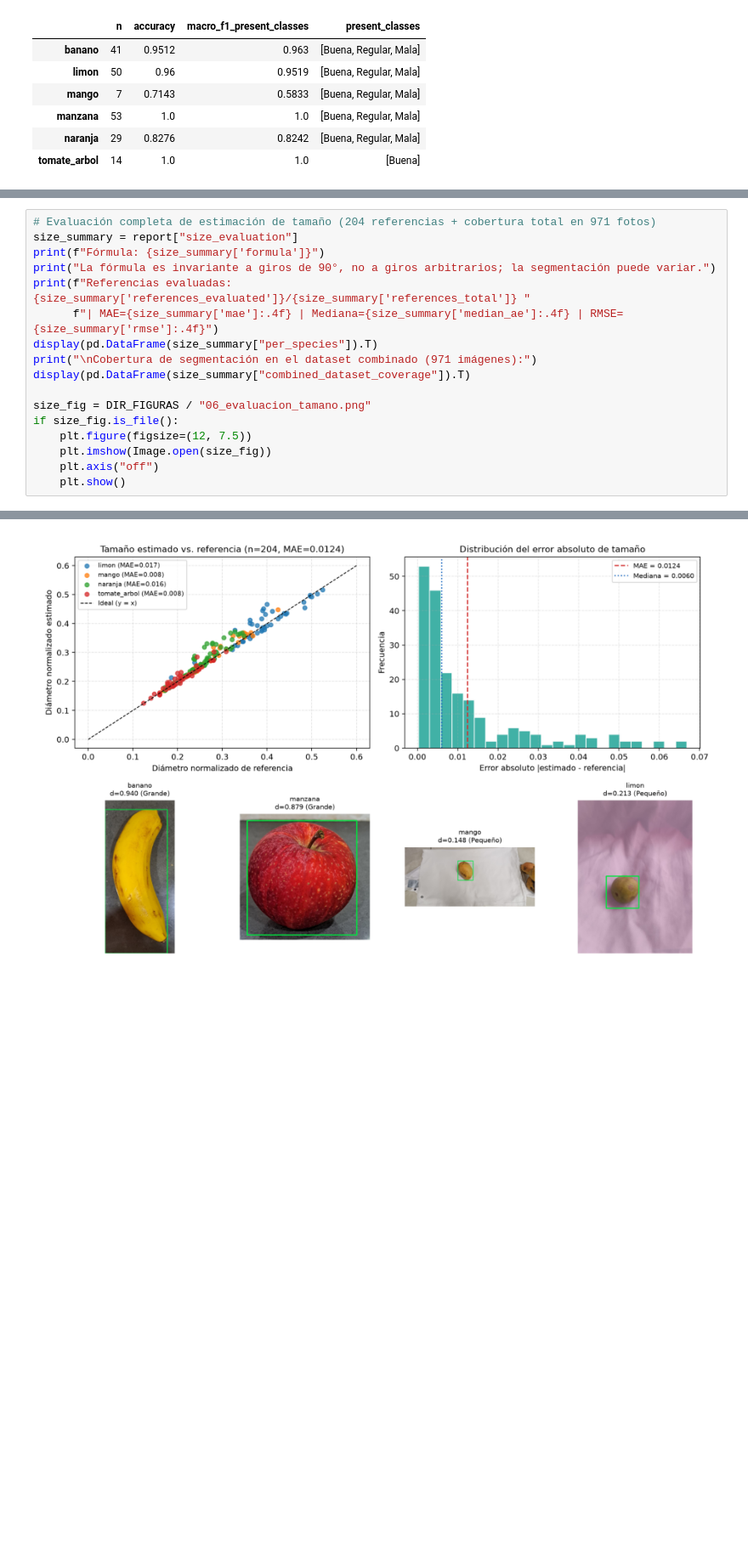
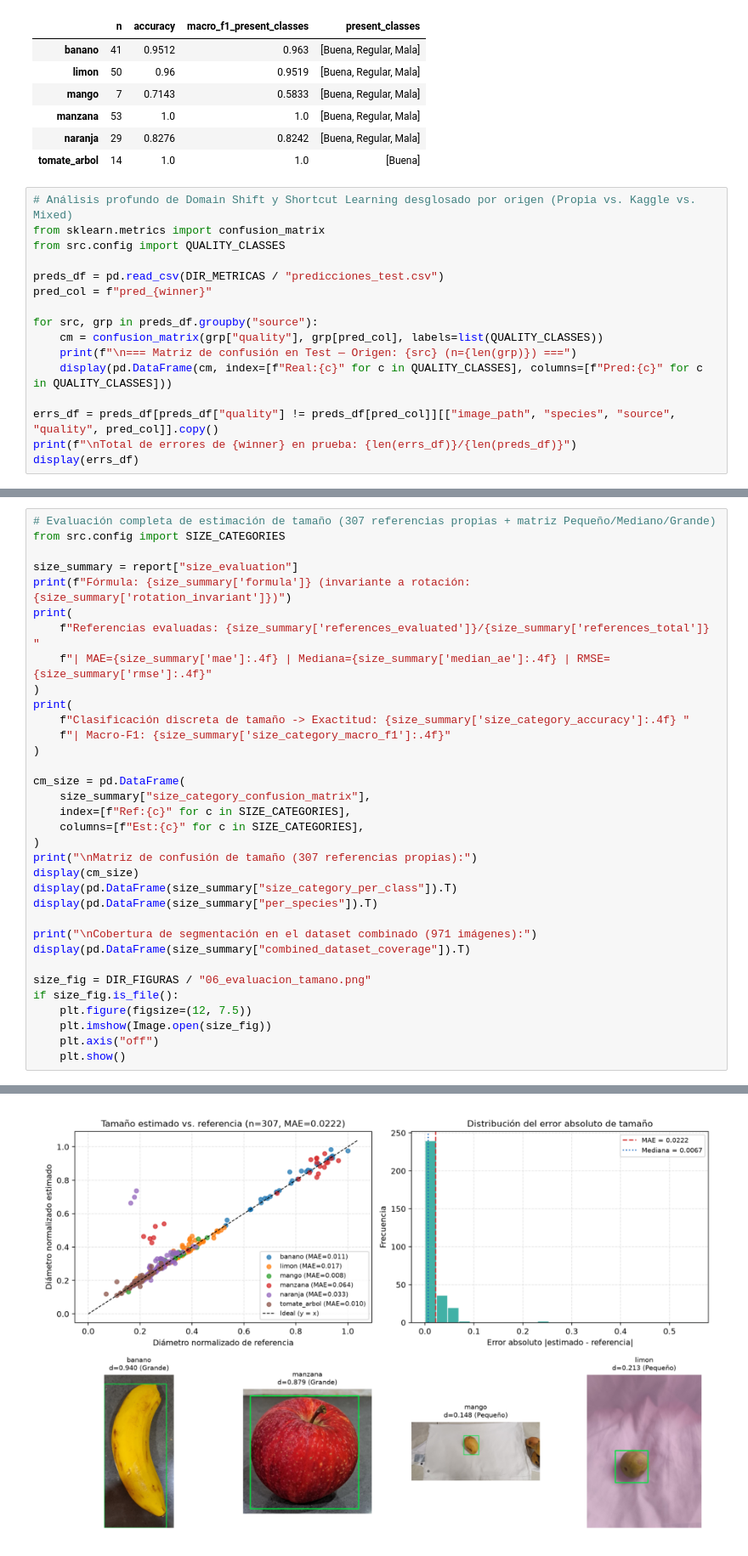
Before and after one commit to ItzDsgM/ApoIII-Proyeto-Frutas, a Jupyter notebook: 05_evaluacion/05_evaluacion_y_errores.ipynb, the cells around one changed output, grey strips where cells are left out. Shown at 85% size. Drawn from its saved outputs; the diff is of its cells as text; blank space fills up the shorter version.

Commit message:
feat(crisp-dm): completar 307/307 anotaciones de tamano, blindaje analitico Opcion B y diagramas SVG

```diff
--- a/05_evaluacion/05_evaluacion_y_errores.ipynb
+++ b/05_evaluacion/05_evaluacion_y_errores.ipynb
@@ -66,3 +70,19 @@ display(pd.DataFrame(win_info["test_by_species"]).T)
 | manzana | 53 | 1.0 | 1.0 | [Buena, Regular, Mala] |
 | naranja | 29 | 0.8276 | 0.8242 | [Buena, Regular, Mala] |
 | tomate_arbol | 14 | 1.0 | 1.0 | [Buena] |
+# %%
+# Análisis profundo de Domain Shift y Shortcut Learning desglosado por origen (Propia vs. Kaggle vs. Mixed)
+from sklearn.metrics import confusion_matrix
+from src.config import QUALITY_CLASSES
+
+preds_df = pd.read_csv(DIR_METRICAS / "predicciones_test.csv")
+pred_col = f"pred_{winner}"
+
+for src, grp in preds_df.groupby("source"):
+    cm = confusion_matrix(grp["quality"], grp[pred_col], labels=list(QUALITY_CLASSES))
+    print(f"\n=== Matriz de confusión en Test — Origen: {src} (n={len(grp)}) ===")
+    display(pd.DataFrame(cm, index=[f"Real:{c}" for c in QUALITY_CLASSES], columns=[f"Pred:{c}" for c in QUALITY_CLASSES]))
+
+errs_df = preds_df[preds_df["quality"] != preds_df[pred_col]][["image_path", "species", "source", "quality", pred_col]].copy()
+print(f"\nTotal de errores de {winner} en prueba: {len(errs_df)}/{len(preds_df)}")
+display(errs_df)
@@ -80,13 +129,30 @@ for stem in ("02_comparativa_modelos.png", "04_matrices_confusion.png", "05_anal
 [figure]
 [figure]
 # %%
-# Evaluación completa de estimación de tamaño (204 referencias + cobertura total en 971 fotos)
+# Evaluación completa de estimación de tamaño (307 referencias propias + matriz Pequeño/Mediano/Grande)
+from src.config import SIZE_CATEGORIES
+
 size_summary = report["size_evaluation"]
-print(f"Fórmula: {size_summary['formula']}")
-print("La fórmula es invariante a giros de 90°, no a giros arbitrarios; la segmentación puede variar.")
-print(f"Referencias evaluadas: {size_summary['references_evaluated']}/{size_summary['references_total']} "
-      f"| MAE={size_summary['mae']:.4f} | Mediana={size_summary['median_ae']:.4f} | RMSE={size_summary['rmse']:.4f}")
+print(f"Fórmula: {size_summary['formula']} (invariante a rotación: {size_summary['rotation_invariant']})")
+print(
+    f"Referencias evaluadas: {size_summary['references_evaluated']}/{size_summary['references_total']} "
+    f"| MAE={size_summary['mae']:.4f} | Mediana={size_summary['median_ae']:.4f} | RMSE={size_summary['rmse']:.4f}"
+)
+print(
+    f"Clasificación discreta de tamaño -> Exactitud: {size_summary['size_category_accuracy']:.4f} "
+    f"| Macro-F1: {size_summary['size_category_macro_f1']:.4f}"
+)
+
+cm_size = pd.DataFrame(
+    size_summary["size_category_confusion_matrix"],
+    index=[f"Ref:{c}" for c in SIZE_CATEGORIES],
+    columns=[f"Est:{c}" for c in SIZE_CATEGORIES],
+)
+print("\nMatriz de confusión de tamaño (307 referencias propias):")
+display(cm_size)
+display(pd.DataFrame(size_summary["size_category_per_class"]).T)
 display(pd.DataFrame(size_summary["per_species"]).T)
+
 print("\nCobertura de segmentación en el dataset combinado (971 imágenes):")
 display(pd.DataFrame(size_summary["combined_dataset_coverage"]).T)
 
@@ -113 +191 @@ Cobertura de segmentación en el dataset combinado (971 imágenes):
-[figure, old version]
+[figure, new version]
```
Also changed, not shown: parts of 4 cells of this notebook, 33 other files.
